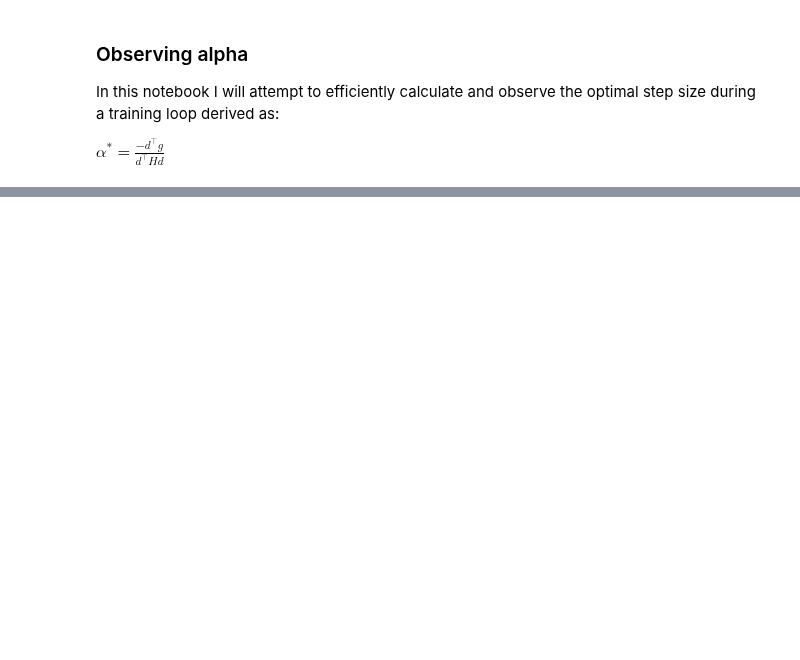
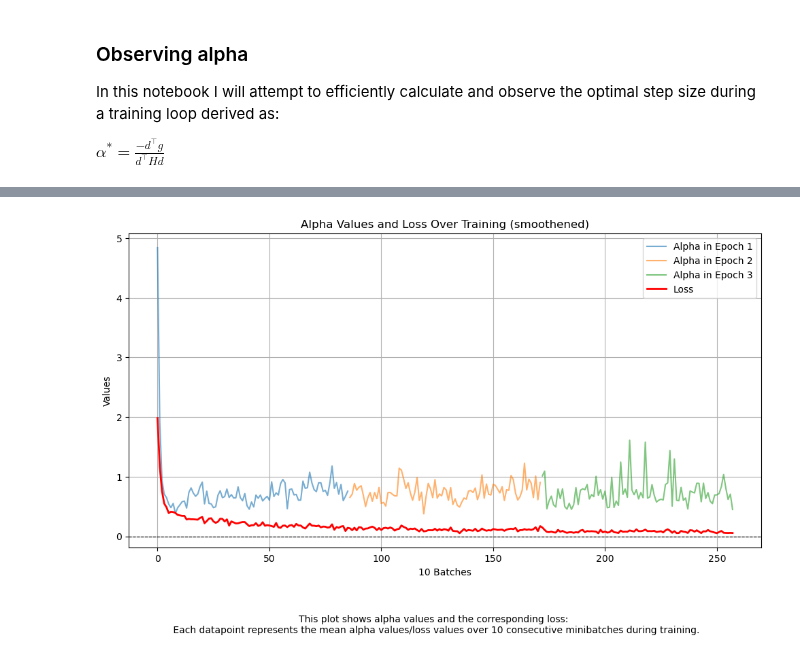
Before and after one commit to Davidundso/taylor, a Jupyter notebook: experiments/exp_04_observing_alpha/04_mnist_and_alpha.ipynb, the cells around one changed output, grey strips where cells are left out. Saved outputs shown, nothing was run; the diff lists cells and outputs as text; code cells hidden in the pictures; blank space fills up the shorter version.

```diff
--- a/experiments/exp_04_observing_alpha/04_mnist_and_alpha.ipynb
+++ b/experiments/exp_04_observing_alpha/04_mnist_and_alpha.ipynb
@@ -347,0 +364,49 @@ Train Epoch: 3 [57600/60000 (96%)]      Loss: 0.069570
+# %%
+
+def plot_results(complete_alphas, complete_losses):
+    """
+    Takes lists of alphas and losses for each epoch and plots them.
+    """
+    plt.figure(figsize=(12, 6))
+
+    # Initialize the starting index for x-values
+    start_index = 0
+
+    # Plot alpha values for each epoch
+    for epoch_idx, alphas in enumerate(complete_alphas):
+        # Convert the current epoch alphas to numpy for plotting
+        alphas_np = np.array([a.detach().numpy() for a in alphas])  # Detach if they're tensors
+
+        # Create x-values for the current epoch
+        x_values = np.arange(start_index, start_index + len(alphas_np))
+
+        # Plot alpha values for the current epoch
+        plt.plot(x_values, alphas_np, label=f'Alpha in Epoch {epoch_idx + 1}', alpha=0.6)
+
+        # Update the starting index for the next epoch
+        start_index += len(alphas_np)
+
+    # Plot losses
+    losses_flattened = [loss for sublist in complete_losses for loss in sublist]
+    x_losses = np.arange(len(losses_flattened))  # x-values for losses
+    plt.plot(x_losses, losses_flattened, label='Loss', color='red', linewidth=2)
+
+    # Adding details to the plot
+    plt.xlabel("10 Batches")
+    plt.ylabel("Values")
+    plt.title("Alpha Values and Loss Over Training (smoothened)")
+    plt.axhline(0, color='black', lw=0.8, ls='--')  # Add a horizontal line at y=0 for reference
+    plt.legend()
+    plt.grid(True)
+    # Adding explanation below the plot using figtext
+    plt.figtext(0.5, -0.1,
+                "This plot shows alpha values and the corresponding loss: \n Each datapoint represents the mean alpha values/loss values over 10 consecutive minibatches during training.",
+                ha='center', fontsize=10)
+
+    plt.show()
+
+
+
+plot_results(complete_avg_alphas, complete_avg_losses)
+# %% [output]
+[figure, added]
```
Also changed, not shown: parts of 3 cells of this notebook.
